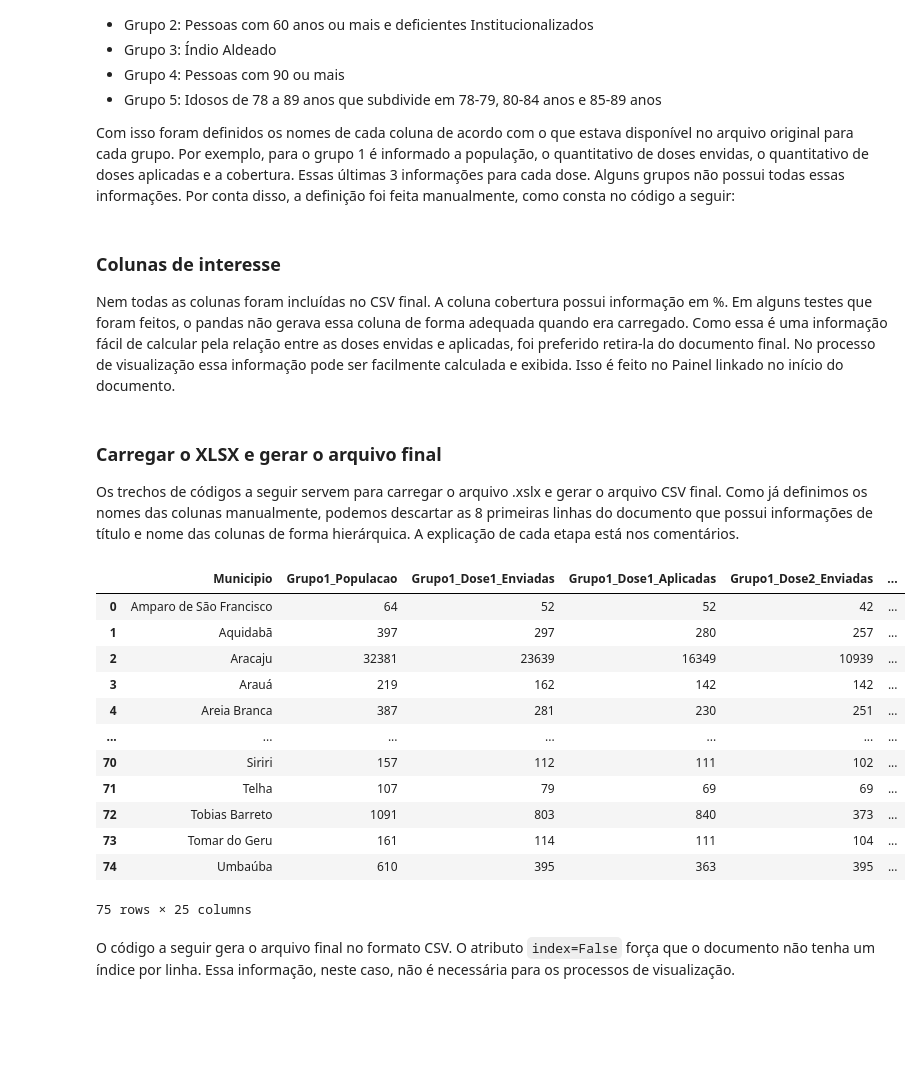
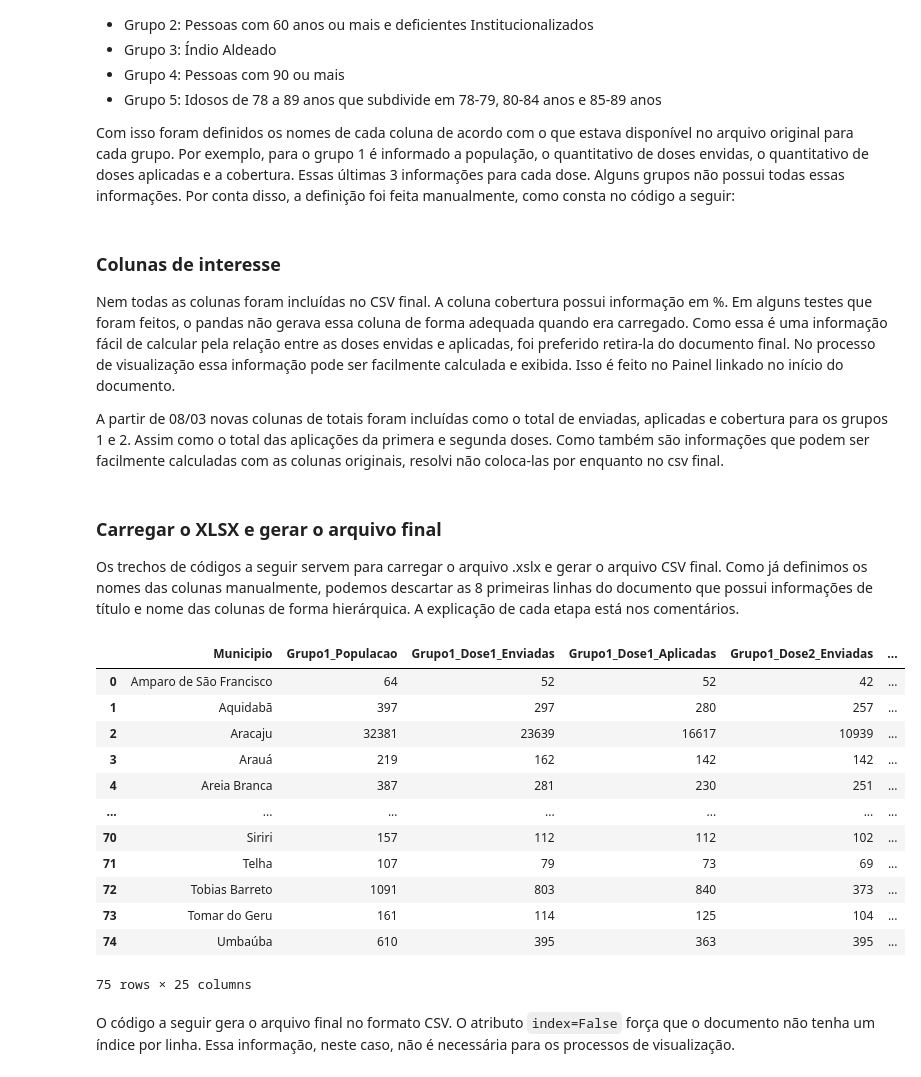
Before and after one commit to adolfoguimaraes/covid19_vacinacao, a Jupyter notebook: Sergipe/ProcessarArquivo_Vacinas.ipynb, the cells around one changed output. Drawn from its saved outputs; the diff is of its cells as text; code cells hidden in the pictures; blank space fills up the shorter version.

```diff
--- a/Sergipe/ProcessarArquivo_Vacinas.ipynb
+++ b/Sergipe/ProcessarArquivo_Vacinas.ipynb
@@ -155,6 +229,9 @@ list_columns = [
     'Grupo1_Dose2_Enviadas',
     'Grupo1_Dose2_Aplicadas',
     'Grupo1_Dose2_Cobertura',
+    'Grupo1_Enviadas',
+    'Grupo1_Aplicadas',
+    'Grupo1_Cobertura',
     'Grupo2_Populacao',
     'Grupo2_Dose1_Enviadas',
     'Grupo2_Dose1_Aplicadas',
@@ -162,6 +239,9 @@ list_columns = [
     'Grupo2_Dose2_Enviadas',
     'Grupo2_Dose2_Aplicadas',
     'Grupo2_Dose2_Cobertura',
+    'Grupo2_Enviadas',
+    'Grupo2_Aplicadas',
+    'Grupo2_Cobertura',
     'Grupo3_Populacao',
     'Grupo3_Dose1_Aplicadas',
     'Grupo3_Dose1_Cobertura',
@@ -182,12 +262,17 @@ list_columns = [
     'Total_Dose1_Cobertura',
     'Total_Dose2_Enviadas',
     'Total_Dose2_Aplicadas',
-    'Total_Dose2_Cobertura'
+    'Total_Dose2_Cobertura',
+    'Total_Envidas',
+    'Total_Aplicadas',
+    'Total_Cobertura'
 ]
 # %% [markdown]
 ### Colunas de interesse
 
 Nem todas as colunas foram incluídas no CSV final. A coluna cobertura possui informação em %. Em alguns testes que foram feitos, o pandas não gerava essa coluna de forma adequada quando era carregado. Como essa é uma informação fácil de calcular pela relação entre as doses envidas e aplicadas, foi preferido retira-la do documento final. No processo de visualização essa informação pode ser facilmente calculada e exibida. Isso é feito no Painel linkado no início do documento.
+
+A partir de 08/03 novas colunas de totais foram incluídas como o total de enviadas, aplicadas e cobertura para os grupos 1 e 2. Assim como o total das aplicações da primera e segunda doses. Como também são informações que podem ser facilmente calculadas com as colunas originais, resolvi não coloca-las por enquanto no csv final.
 # %%
 # Colunas definidas para o documento final
 
@@ -228,48 +313,48 @@ Carrega o arquivo .xlsx descartando as 8 primeiras linhas (skiprows=8) que corre
 as linhas de informações dos governos e títulos das colunas. O parâmetro names força que
 o dataframe gerado tenha os nomes das colunas definidas manualmente.
 '''
-data_final = pd.read_excel("data/Doses-aplicadas-05.03.xlsx", skiprows=8,names=list_columns)
+data_final = pd.read_excel("data/Doses-aplicadas-08.03.xlsx", skiprows=8,names=list_columns)
 
 '''
 .head(-1) exclui a última linha do documento que possui o total de Sergipe. Essa informação
 foi retirada porque é facilmente calcula a partir da soma de cada coluna. Isso pode ser feito
 no momento de gerar as visualizações
 '''
 data_final = data_final.head(-3)
 
 '''
 Gera o datframe com as colunas selecinadas para o documento final
 '''
 data_final = data_final[final_columns]
 
 '''
 Alguns municípios possui valores em branco para algumas colunas. Quando o dataframe é carregado,
 esses valores são reconhecidos como NULOS. O código a seguir substitui por 0.
 '''
 data_final = data_final.fillna(0)
 
 '''
 Força que as colunas que possui informações da vacinação seja do tipo inteiro.
 final_columns[1:] pega da segunda coluna até a última, que são as colunas do tipo inteiro.
 '''
 data_final[final_columns[1:]] = data_final[final_columns[1:]].astype(int)
 
 '''
 Visualiza o dataframe final
 '''
 data_final
 # %% [output]
 |  | Municipio | Grupo1_Populacao | Grupo1_Dose1_Enviadas | Grupo1_Dose1_Aplicadas | Grupo1_Dose2_Enviadas | ... |
 | 0 | Amparo de São Francisco | 64 | 52 | 52 | 42 | ... |
 | 1 | Aquidabã | 397 | 297 | 280 | 257 | ... |
-| 2 | Aracaju | 32381 | 23639 | 16349 | 10939 | ... |
+| 2 | Aracaju | 32381 | 23639 | 16617 | 10939 | ... |
 | 3 | Arauá | 219 | 162 | 142 | 142 | ... |
 | 4 | Areia Branca | 387 | 281 | 230 | 251 | ... |
 | ... | ... | ... | ... | ... | ... | ... |
-| 70 | Siriri | 157 | 112 | 111 | 102 | ... |
-| 71 | Telha | 107 | 79 | 69 | 69 | ... |
+| 70 | Siriri | 157 | 112 | 112 | 102 | ... |
+| 71 | Telha | 107 | 79 | 73 | 69 | ... |
 | 72 | Tobias Barreto | 1091 | 803 | 840 | 373 | ... |
-| 73 | Tomar do Geru | 161 | 114 | 111 | 104 | ... |
+| 73 | Tomar do Geru | 161 | 114 | 125 | 104 | ... |
 | 74 | Umbaúba | 610 | 395 | 363 | 395 | ... |
 75 rows × 25 columns
 # %% [markdown]
```
Also changed, not shown: parts of 1 cell of this notebook, 4 other files.
